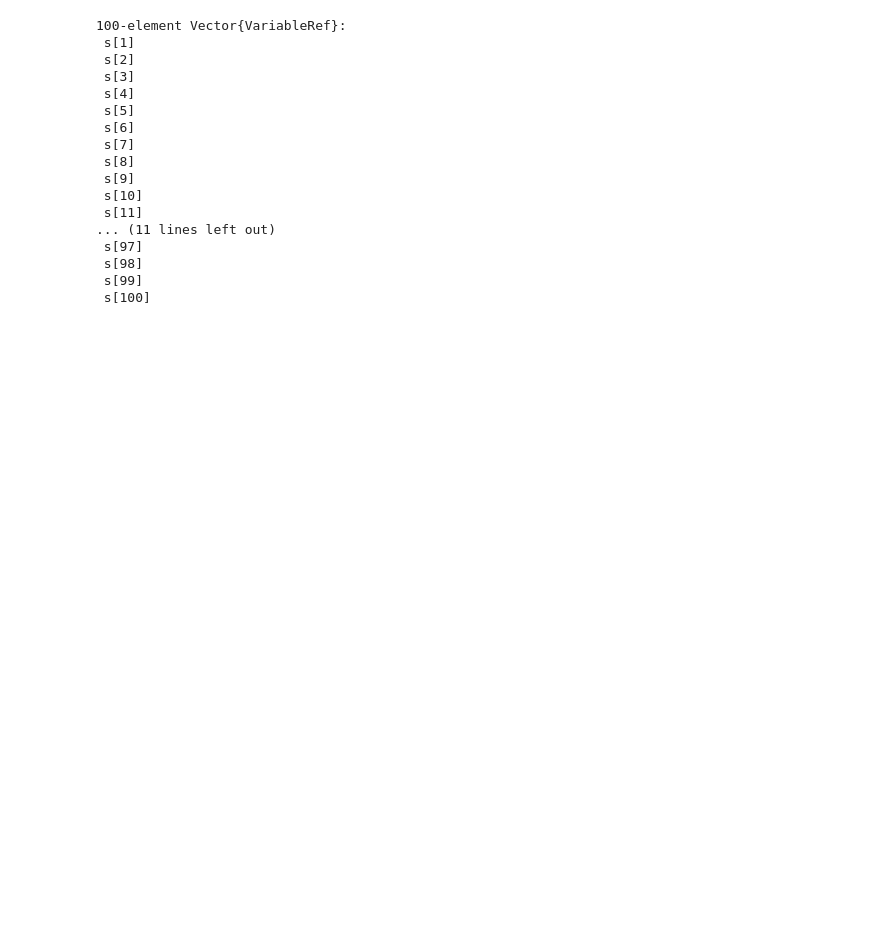
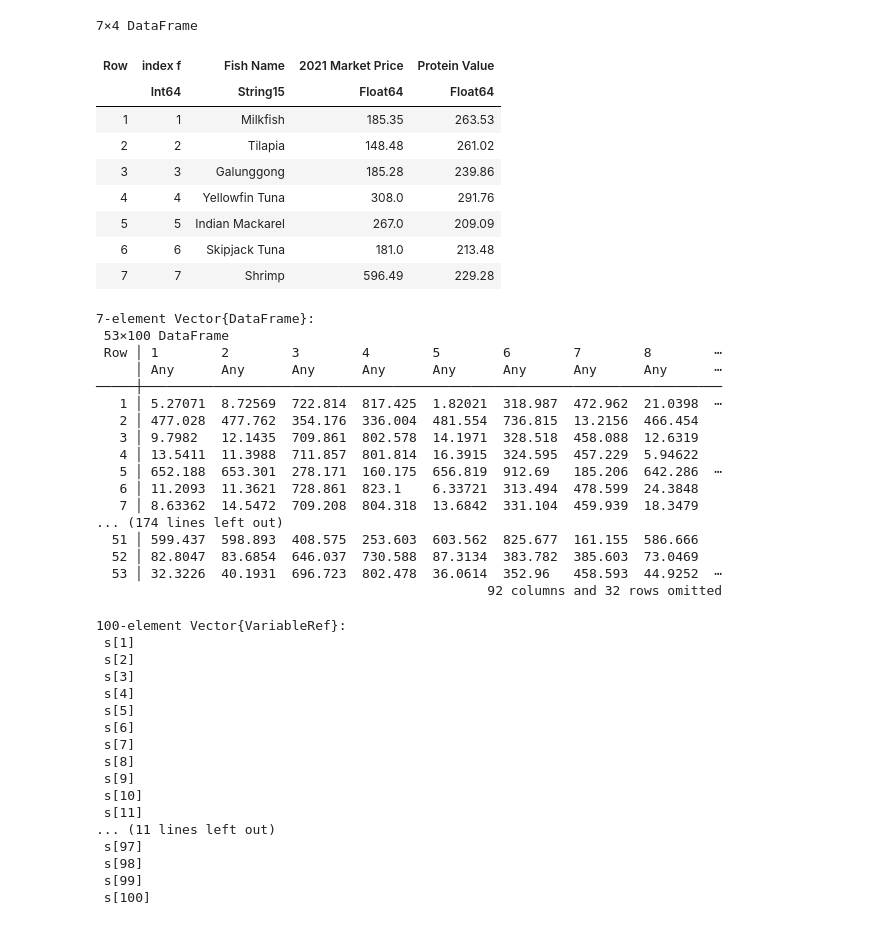
Before and after one commit to nathanansel28/1D-Project, a Jupyter notebook: Model 1/model version 1.ipynb, the cells around one changed output. Drawn from its saved outputs; the diff is of its cells as text; code cells hidden in the pictures; blank space fills up the shorter version.

```diff
--- a/Model 1/model version 1.ipynb
+++ b/Model 1/model version 1.ipynb
@@ -67,3 +4,77 @@ Transportation Cost
+# %%
+# PARAMETERS
+F = 7       # number of fish types
+G = 16       # number of fishing grounds
+I = 53       # number of processing facilities
+J = 100     # number of cities
+
+# DATA: FISH
+df_fish = DataFrame(CSV.File("fish_data.csv"))
+fish_price = df_fish."2021 Market Price"
+fish_health_value = df_fish."Protein Value"
+
+# DATA: FISHING GROUND
+df_fishingground_max = DataFrame(CSV.File("fishingground_restriction.csv"))
+
+# DATA: PROCESSING FACILITY
+df_processingfacility = DataFrame(CSV.File("processing_facility.csv"))
+processing_cap = df_processingfacility."Processing Capacity"
+operational_cost = df_processingfacility."Operational Cost"
+
+# DATA: CITIES
+df_cities = DataFrame(CSV.File("cities_data.csv"))
+cities_budget = df_cities."Average Yearly Budget of a Person to buy Fish"
+cities_population = df_cities."Population (what year?)"
+cities_min_consumption = df_cities."Minimum Fish Consumption"
+cities_max_consumption = df_cities."Maximum Fish Consumption"
+
+# DATA FOR OBJECTIVE FUNCTION
+fishing_cost_3d = [
+    DataFrame(XLSX.readtable("fishing_cost.xlsx", "Fish 1")...),
+    DataFrame(XLSX.readtable("fishing_cost.xlsx", "Fish 2")...),
+    DataFrame(XLSX.readtable("fishing_cost.xlsx", "Fish 3")...),
+    DataFrame(XLSX.readtable("fishing_cost.xlsx", "Fish 4")...),
+    DataFrame(XLSX.readtable("fishing_cost.xlsx", "Fish 5")...),
+    DataFrame(XLSX.readtable("fishing_cost.xlsx", "Fish 6")...),
+    DataFrame(XLSX.readtable("fishing_cost.xlsx", "Fish 7")...)
+]
+transportation_cost_3d = [
+    DataFrame(XLSX.readtable("transportation_cost.xlsx", "Fish 1")...),
+    DataFrame(XLSX.readtable("transportation_cost.xlsx", "Fish 2")...),
+    DataFrame(XLSX.readtable("transportation_cost.xlsx", "Fish 3")...),
+    DataFrame(XLSX.readtable("transportation_cost.xlsx", "Fish 4")...),
+    DataFrame(XLSX.readtable("transportation_cost.xlsx", "Fish 5")...),
+    DataFrame(XLSX.readtable("transportation_cost.xlsx", "Fish 6")...),
+    DataFrame(XLSX.readtable("transportation_cost.xlsx", "Fish 7")...)
+]
+# %% [output]
+7×4 DataFrame
+| Row | index f | Fish Name | 2021 Market Price | Protein Value |
+|  | Int64 | String15 | Float64 | Float64 |
+| 1 | 1 | Milkfish | 185.35 | 263.53 |
+| 2 | 2 | Tilapia | 148.48 | 261.02 |
+| 3 | 3 | Galunggong | 185.28 | 239.86 |
+| 4 | 4 | Yellowfin Tuna | 308.0 | 291.76 |
+| 5 | 5 | Indian Mackarel | 267.0 | 209.09 |
+| 6 | 6 | Skipjack Tuna | 181.0 | 213.48 |
+| 7 | 7 | Shrimp | 596.49 | 229.28 |
+7-element Vector{DataFrame}:
+ 53×100 DataFrame
+ Row │ 1        2        3        4        5        6        7        8        ⋯
+     │ Any      Any      Any      Any      Any      Any      Any      Any      ⋯
+─────┼──────────────────────────────────────────────────────────────────────────
+   1 │ 5.27071  8.72569  722.814  817.425  1.82021  318.987  472.962  21.0398  ⋯
+   2 │ 477.028  477.762  354.176  336.004  481.554  736.815  13.2156  466.454
+   3 │ 9.7982   12.1435  709.861  802.578  14.1971  328.518  458.088  12.6319
+   4 │ 13.5411  11.3988  711.857  801.814  16.3915  324.595  457.229  5.94622
+   5 │ 652.188  653.301  278.171  160.175  656.819  912.69   185.206  642.286  ⋯
+   6 │ 11.2093  11.3621  728.861  823.1    6.33721  313.494  478.599  24.3848
+   7 │ 8.63362  14.5472  709.208  804.318  13.6842  331.104  459.939  18.3479
+... (174 lines left out)
+  51 │ 599.437  598.893  408.575  253.603  603.562  825.677  161.155  586.666
+  52 │ 82.8047  83.6854  646.037  730.588  87.3134  383.782  385.603  73.0469
+  53 │ 32.3226  40.1931  696.723  802.478  36.0614  352.96   458.593  44.9252  ⋯
+                                                  92 columns and 32 rows omitted
 # %%
 # VARIABLES
 m = Model(GLPK.Optimizer)
```
Also changed, not shown: parts of 7 cells of this notebook, 14 other files.
